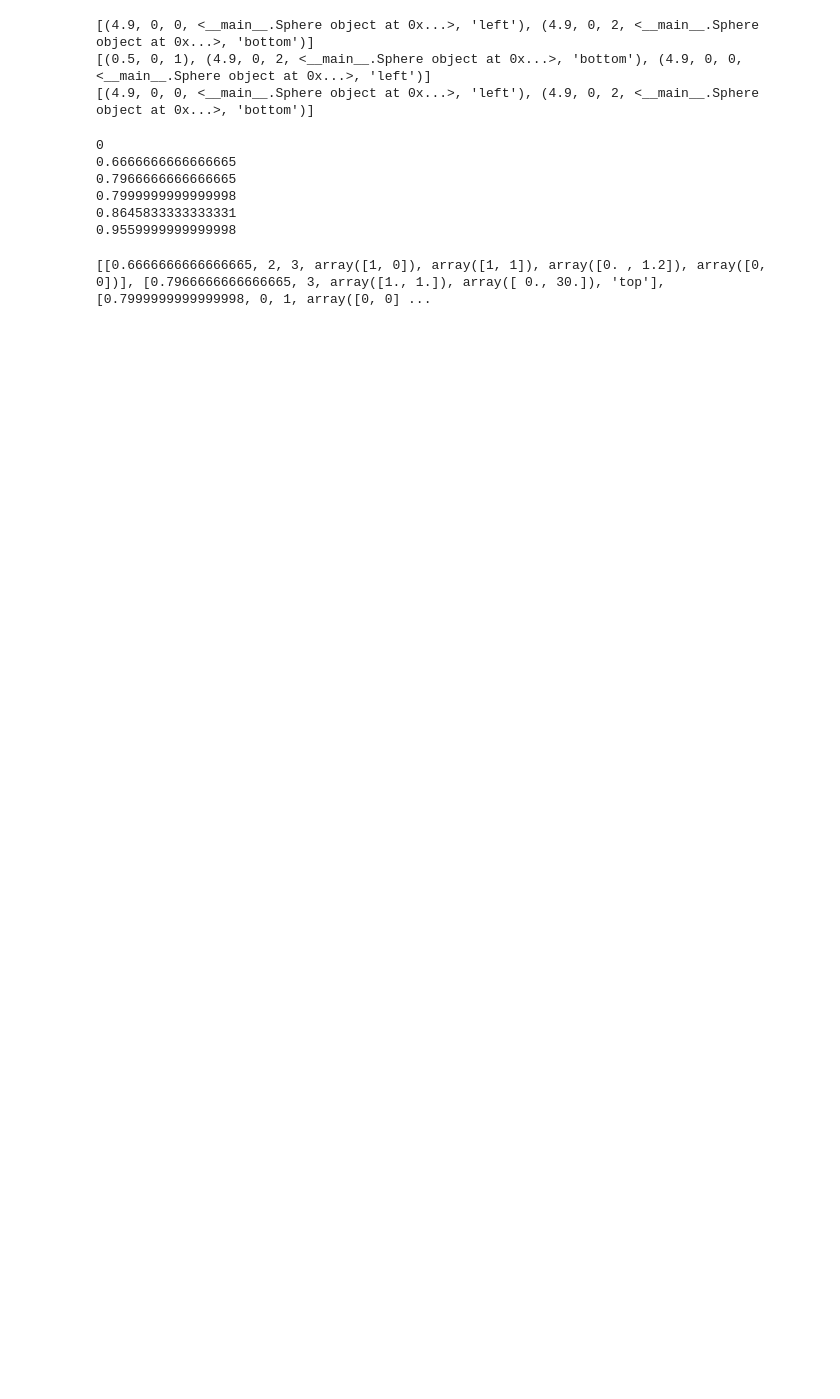
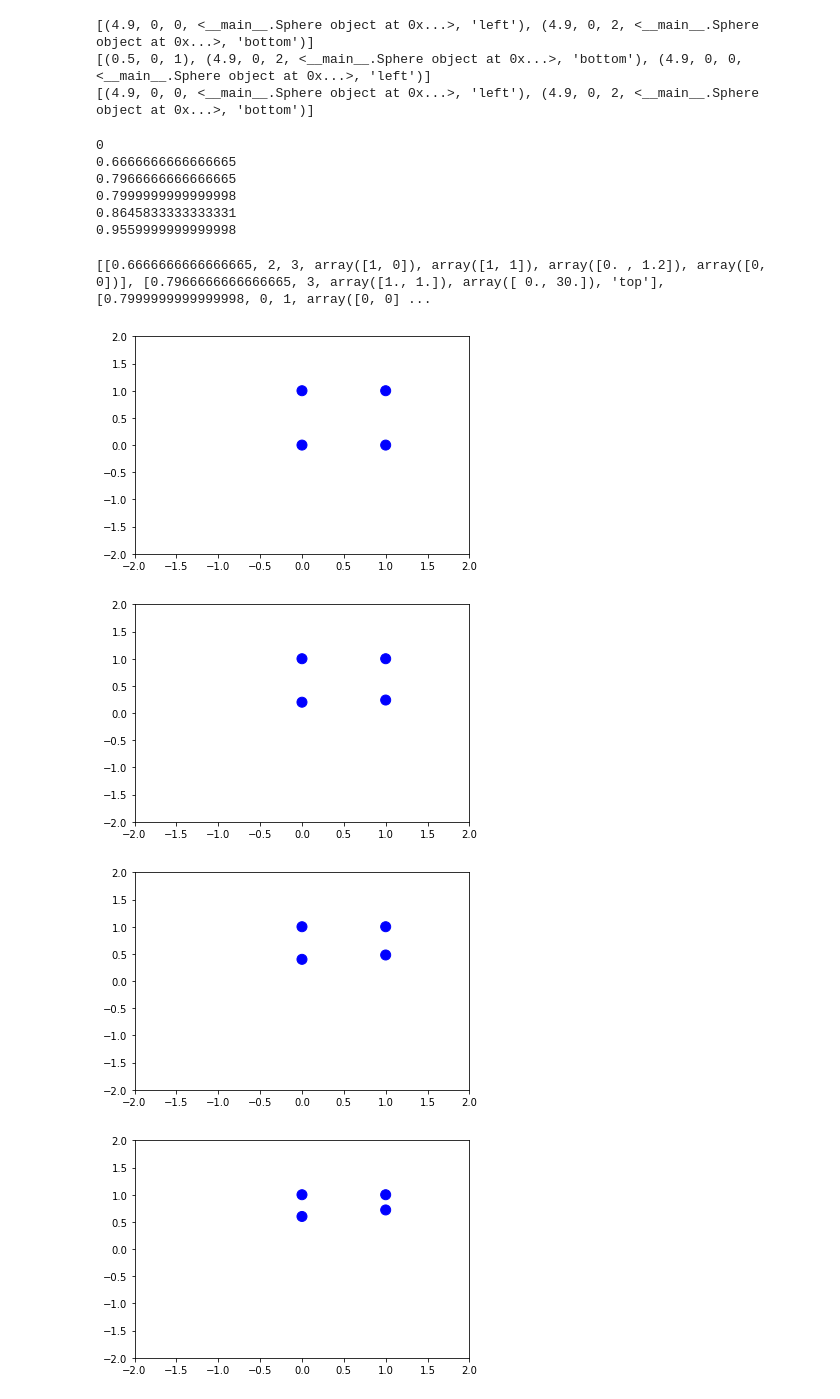
Before and after one commit to SofieBV/HPC4M_Spheres, a Jupyter notebook: Python code/code2.ipynb, the cells around one changed output. Cells and saved outputs as stored; diff of their text form; code cells hidden in the pictures; blank space fills up the shorter version.

Commit message:
added start of simulation code

```diff
--- a/Python code/code2.ipynb
+++ b/Python code/code2.ipynb
@@ -233,3 +234,44 @@ while t < T:
 print(simulation)
 # %% [output]
 [[0.6666666666666665, 2, 3, array([1, 0]), array([1, 1]), array([0. , 1.2]), array([0, 0])], [0.7966666666666665, 3, array([1., 1.]), array([ 0., 30.]), 'top'], [0.7999999999999998, 0, 1, array([0, 0] ...
+# %%
+inputs_nr = 4
+inputs_pos = [np.array([0.,0.]), np.array([0.,1.]), np.array([1.,0.]), np.array([1.,1.])]
+inputs_vel =  [np.array([0,1]), np.array([0,0]), np.array([0,1.2]), np.array([0,0])]
+inputs_rad = 0.1*np.ones(4)
+inputs_mass = 0.1*np.ones(4)
+
+def simulate(inputs, simulation, T):
+    nr = inputs[0]
+    pos = np.array(inputs[1])
+    vel = np.array(inputs[2])
+    rad = inputs[3]
+
+    pts_rad = 1000*rad
+
+    tall = np.linspace(0,T,5)
+    dt = T/5
+    plotRealTime = True
+
+    for t in tall:
+
+        xx = pos[:,0]
+        yy = pos[:,1]
+
+        #plt.cla()
+        fig = plt.figure()
+        plt.ylim(-2,2)
+        plt.xlim(-2,2)
+        plt.scatter(xx,yy, s = pts_rad, color='blue')
+        plt.pause(0.01)
+
+        pos += vel*dt
+
+    plt.show()
+
+simulate([inputs_nr, inputs_pos, inputs_vel, inputs_rad], simulation, 1)
+# %% [output]
+[figure, added]
+[figure, added]
+[figure, added]
+[figure, added]
```
Also changed, not shown: parts of 2 cells of this notebook.
